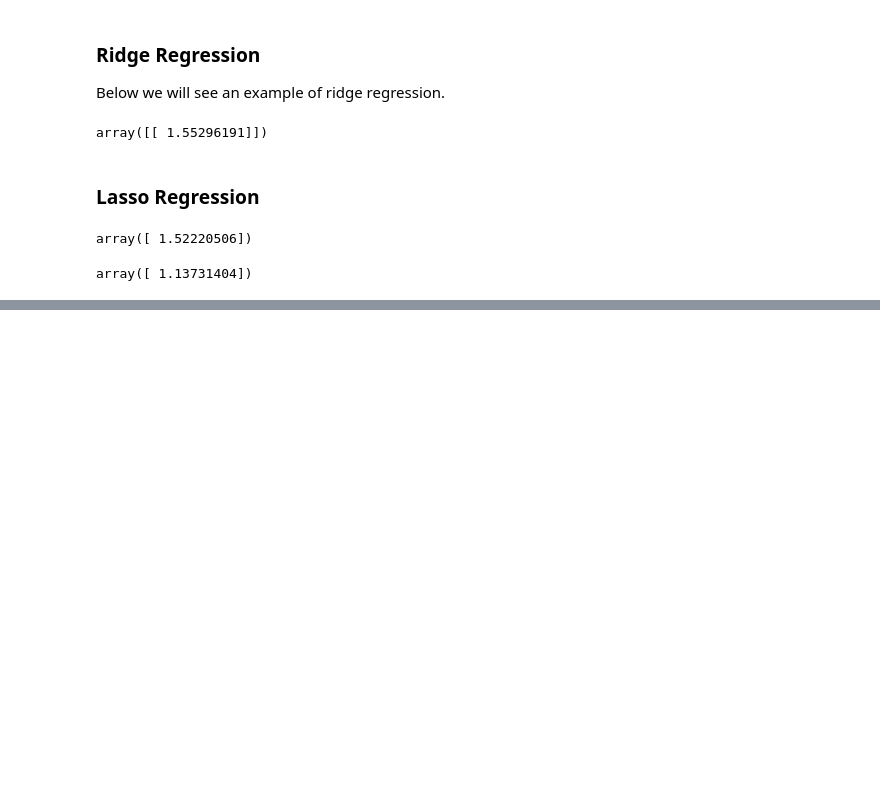
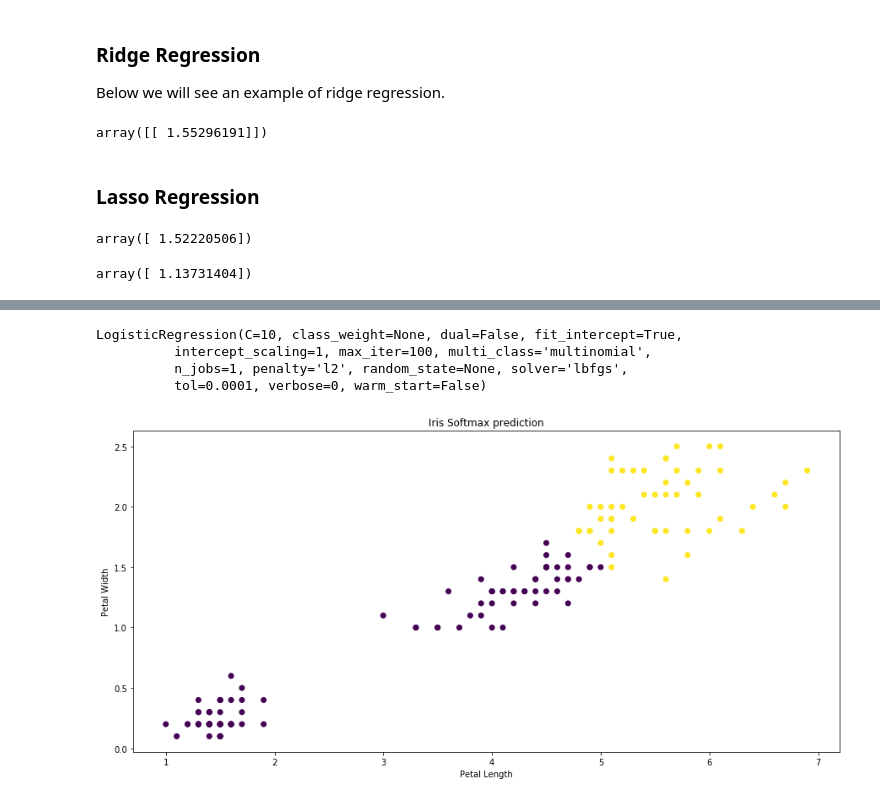
Before and after one commit to soutik/Hands-On-Machine-Learning-with-ScikitLearn-and-TensorFlow, a Jupyter notebook: 4. Training Models.ipynb, the cells around one changed output, grey strips where cells are left out. Saved outputs shown, nothing was run; the diff lists cells and outputs as text; code cells hidden in the pictures; blank space fills up the shorter version.

```diff
--- a/4. Training Models.ipynb
+++ b/4. Training Models.ipynb
@@ -283,0 +333,22 @@ array([ 1.13731404])
+# %%
+X = Iris["data"]
+
+softmax_reg = LogisticRegression(multi_class="multinomial",solver="lbfgs", C=10)
+softmax_reg.fit(X[:, 2:], y)
+# %% [output]
+LogisticRegression(C=10, class_weight=None, dual=False, fit_intercept=True,
+          intercept_scaling=1, max_iter=100, multi_class='multinomial',
+          n_jobs=1, penalty='l2', random_state=None, solver='lbfgs',
+          tol=0.0001, verbose=0, warm_start=False)
+# %%
+y_pred = softmax_reg.predict(X[:, 2:])
+# %%
+plt.figure(figsize = [15, 7])
+plt.scatter(X[:, 2], X[:, 3], c = y_pred)
+plt.legend(loc = "upper left")
+plt.xlabel("Petal Length")
+plt.ylabel("Petal Width")
+plt.title("Iris Softmax prediction")
+plt.show()
+# %% [output]
+[figure, added]
```
Also changed, not shown: parts of 19 cells of this notebook.
